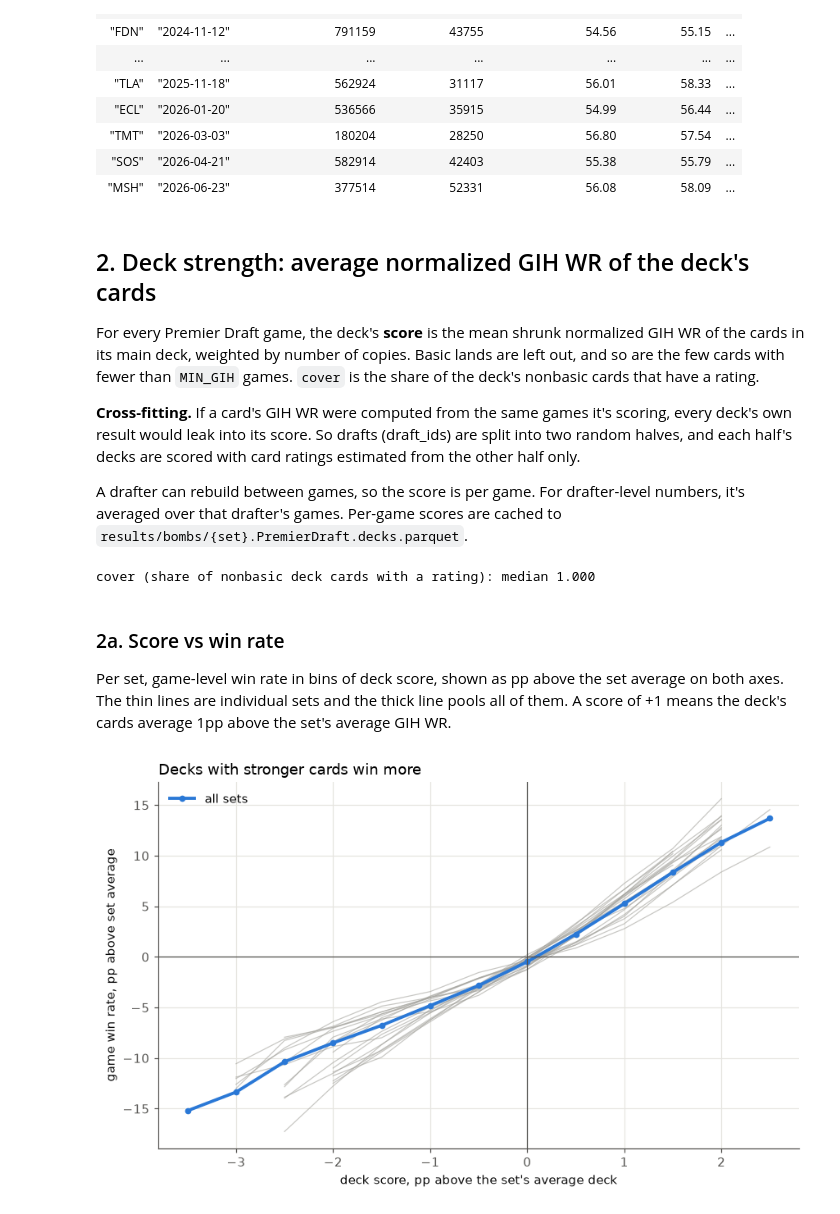
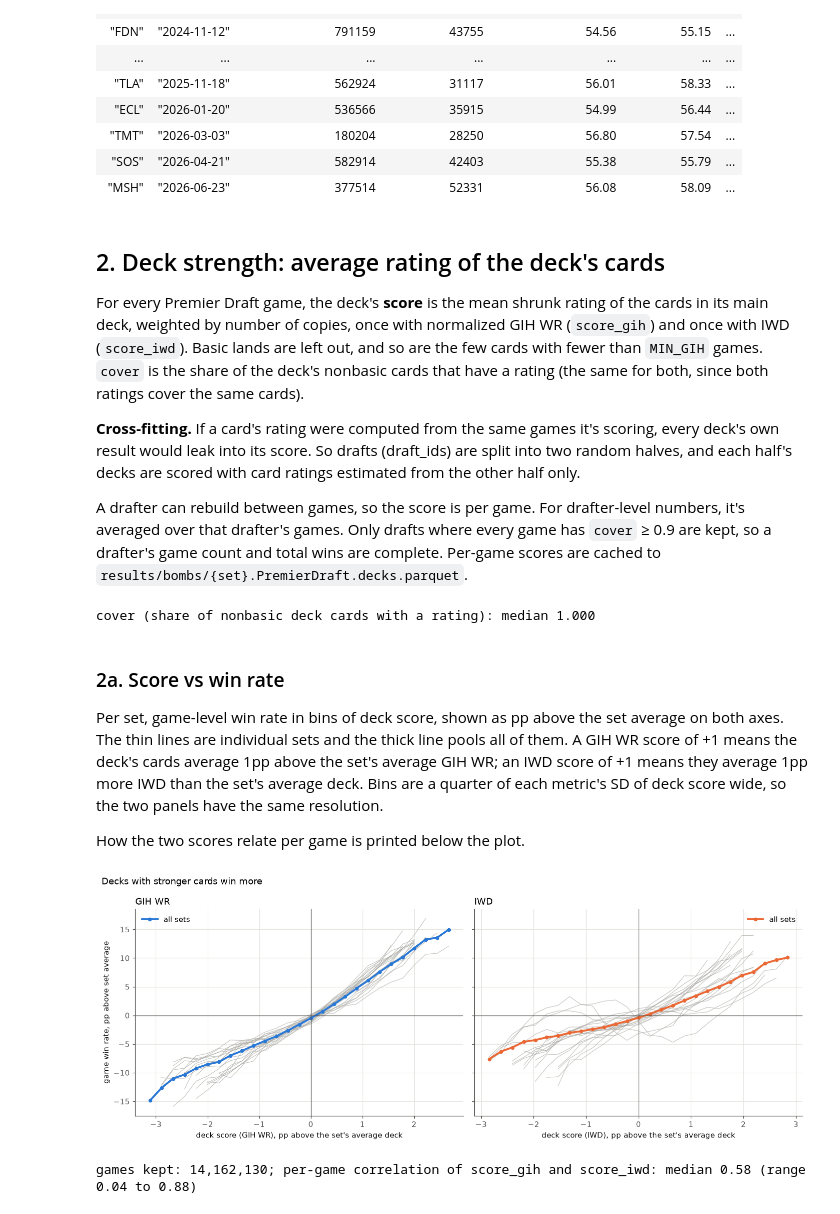
Before and after one commit to zscore/mtg-open-lane, a Jupyter notebook: notebooks/bombs.ipynb, the cells around one changed output. Drawn from its saved outputs; the diff is of its cells as text; code cells hidden in the pictures.

```diff
--- a/notebooks/bombs.ipynb
+++ b/notebooks/bombs.ipynb
@@ -136,22 +155,24 @@ info.sort("first_day_PremierDraft").select(
 | "SOS" | "2026-04-21" | 582914 | 42403 | 55.38 | 55.79 | ... |
 | "MSH" | "2026-06-23" | 377514 | 52331 | 56.08 | 58.09 | ... |
 # %% [markdown]
-## 2. Deck strength: average normalized GIH WR of the deck's cards
+## 2. Deck strength: average rating of the deck's cards
 
-For every Premier Draft game, the deck's **score** is the mean shrunk normalized GIH WR of the cards in its main deck,
-weighted by number of copies. Basic lands are left out, and so are the few cards with fewer than `MIN_GIH` games.
-`cover` is the share of the deck's nonbasic cards that have a rating.
+For every Premier Draft game, the deck's **score** is the mean shrunk rating of the cards in its main deck,
+weighted by number of copies, once with normalized GIH WR (`score_gih`) and once with IWD (`score_iwd`). Basic lands are
+left out, and so are the few cards with fewer than `MIN_GIH` games. `cover` is the share of the deck's nonbasic cards
+that have a rating (the same for both, since both ratings cover the same cards).
 
-**Cross-fitting.** If a card's GIH WR were computed from the same games it's scoring, every deck's own result would leak into its
+**Cross-fitting.** If a card's rating were computed from the same games it's scoring, every deck's own result would leak into its
 score. So drafts (draft_ids) are split into two random halves, and each half's decks are scored with card ratings
 estimated from the other half only.
 
 A drafter can rebuild between games, so the score is per game. For drafter-level numbers, it's averaged over that drafter's games.
+Only drafts where every game has `cover` ≥ 0.9 are kept, so a drafter's game count and total wins are complete.
 Per-game scores are cached to `results/bombs/{set}.PremierDraft.decks.parquet`.
 # %%
 def deck_scores(s, event="PremierDraft"):
     path = OUT / f"{s}.{event}.decks.parquet"
-    if path.exists():
+    if path.exists() and "score_iwd" in pl.read_parquet_schema(path):
         return pl.read_parquet(path)
     g = pl.read_parquet(game_path(s, event))
     names = [c[len("drawn_"):] for c in g.columns if c.startswith("drawn_")]
@@ -159,17 +180,17 @@ def deck_scores(s, event="PremierDraft"):
     nonbasic = ~np.isin(names, BASICS)
     deck = aligned(g, "deck_", names).astype(np.float32)
     half = g["draft_id"].hash(seed=7).to_numpy() % 2
-    score, cover = np.full(g.height, np.nan), np.zeros(g.height)
+    score, cover = {m: np.full(g.height, np.nan) for m in METRICS}, np.zeros(g.height)
     for h in (0, 1):
         r = rate_cards(g.filter(pl.Series(half != h)), s, names)   # ratings from the other half
-        v = np.full(len(names), np.nan)
-        v[[idx[n] for n in r["name"]]] = r["norm_eb"].to_numpy()
-        rated, m = ~np.isnan(v), half == h
-        d = deck[m]
-        k = d[:, rated].sum(1)
-        score[m] = d[:, rated] @ v[rated] / np.maximum(k, 1)
-        cover[m] = k / np.maximum(d[:, nonbasic].sum(1), 1)
-    out = pl.DataFrame({"draft_id": g["draft_id"], "won": flag(g["won"]), "score": score, "cover": cover})
+        j, m = [idx[n] for n in r["name"]], half == h
+        d = deck[m][:, j]
+        k = d.sum(1)
+        for met, col in RATING.items():
+            score[met][m] = d @ r[col].to_numpy() / np.maximum(k, 1)
+        cover[m] = k / np.maximum(deck[m][:, nonbasic].sum(1), 1)
+    out = pl.DataFrame({"draft_id": g["draft_id"], "won": flag(g["won"]), "cover": cover,
+                        **{f"score_{m}": score[m] for m in METRICS}})
     out.write_parquet(path)
     return out
 
@@ -183,27 +204,40 @@ cover (share of nonbasic deck cards with a rating): median 1.000
 ### 2a. Score vs win rate
 
 Per set, game-level win rate in bins of deck score, shown as pp above the set average on both axes. The thin lines are
-individual sets and the thick line pools all of them. A score of +1 means the deck's cards average 1pp above the set's
-average GIH WR.
+individual sets and the thick line pools all of them. A GIH WR score of +1 means the deck's cards average 1pp above the set's
+average GIH WR; an IWD score of +1 means they average 1pp more IWD than the set's average deck. Bins are a quarter of
+each metric's SD of deck score wide, so the two panels have the same resolution.
+
+How the two scores relate per game is printed below the plot.
 # %%
-games = pl.concat([d.with_columns(pl.lit(s).alias("set")) for s, d in decks.items()]).filter(pl.col("cover") >= 0.9)
+games = (pl.concat([d.with_columns(pl.lit(s).alias("set")) for s, d in decks.items()])
+         .filter((pl.col("cover").min() >= 0.9).over("set", "draft_id")))
 games = games.with_columns(((pl.col("won").cast(pl.Float64) - pl.col("won").cast(pl.Float64).mean().over("set")) * 100)
                            .alias("won_c"),
-                           (pl.col("score") - pl.col("score").mean().over("set")).alias("score_c"))
-games = games.with_columns((pl.col("score_c") * 2).round().truediv(2).alias("bin"))   # 0.5pp bins
+                           *[(pl.col(f"score_{m}") - pl.col(f"score_{m}").mean().over("set")).alias(f"score_c_{m}")
+                             for m in METRICS])
 
-fig, ax = plt.subplots(figsize=(8, 5))
-for s in SETS:
-    b = games.filter(pl.col("set") == s).group_by("bin").agg(pl.col("won_c").mean(), pl.len()).filter(pl.col("len") >= 2000).sort("bin")
-    ax.plot(b["bin"], b["won_c"], color=GRAY, lw=0.8, alpha=0.6)
-b = games.group_by("bin").agg(pl.col("won_c").mean(), pl.len()).filter(pl.col("len") >= 5000).sort("bin")
-ax.plot(b["bin"], b["won_c"], "o-", color=BLUE, lw=2.5, ms=4, label="all sets")
-ax.axhline(0, color=MUTED, lw=0.8); ax.axvline(0, color=MUTED, lw=0.8)
-ax.set_xlabel("deck score, pp above the set's average deck")
-ax.set_ylabel("game win rate, pp above set average")
-ax.set_title("Decks with stronger cards win more", loc="left")
-ax.legend(); plt.tight_layout(); plt.show()
+fig, axes = plt.subplots(1, 2, figsize=(13, 5), sharey=True)
+for ax, (m, label) in zip(axes, METRICS.items()):
+    w = 0.25 * games[f"score_c_{m}"].std()
+    g = games.with_columns(((pl.col(f"score_c_{m}") / w).round() * w).alias("bin"))
+    for s in SETS:
+        b = g.filter(pl.col("set") == s).group_by("bin").agg(pl.col("won_c").mean(), pl.len()).filter(pl.col("len") >= 2000).sort("bin")
+        ax.plot(b["bin"], b["won_c"], color=GRAY, lw=0.8, alpha=0.6)
+    b = g.group_by("bin").agg(pl.col("won_c").mean(), pl.len()).filter(pl.col("len") >= 5000).sort("bin")
+    ax.plot(b["bin"], b["won_c"], "o-", color=M_COLOR[m], lw=2.5, ms=4, label="all sets")
+    ax.axhline(0, color=MUTED, lw=0.8); ax.axvline(0, color=MUTED, lw=0.8)
+    ax.set_xlabel(f"deck score ({label}), pp above the set's average deck")
+    ax.set_title(label, loc="left"); ax.legend()
+axes[0].set_ylabel("game win rate, pp above set average")
+fig.suptitle("Decks with stronger cards win more", x=0.01, ha="left", fontsize=12)
+plt.tight_layout(); plt.show()
+
+r_scores = [np.corrcoef(*games.filter(pl.col("set") == s).select("score_gih", "score_iwd").to_numpy().T)[0, 1] for s in SETS]
+print(f"games kept: {games.height:,}; per-game correlation of score_gih and score_iwd: median {np.median(r_scores):.2f} "
+      f"(range {min(r_scores):.2f} to {max(r_scores):.2f})")
 # %% [output]
-[figure, old version]
+[figure, new version]
+games kept: 14,162,130; per-game correlation of score_gih and score_iwd: median 0.58 (range 0.04 to 0.88)
 # %% [markdown]
 ### 2b. Per-set numbers
```
Also changed, not shown: parts of 21 cells of this notebook, 12 other files.
